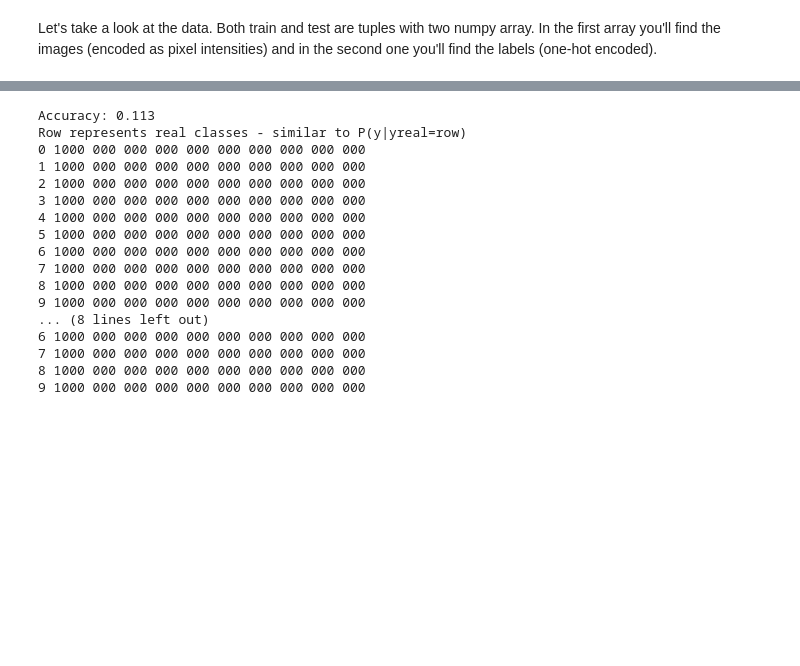
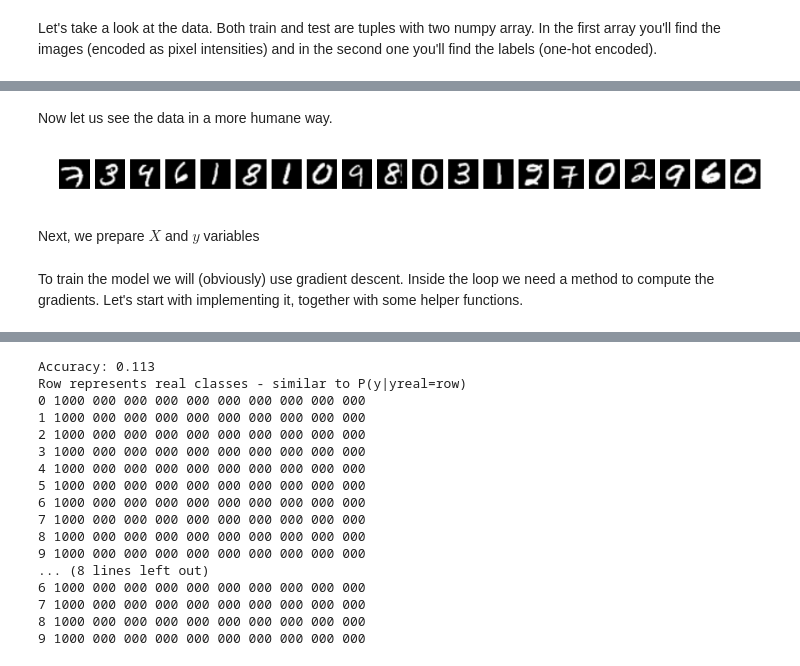
Before and after one commit to extremegf/ddn-zajecia, a Jupyter notebook: Exercise 5.ipynb, the cells around one changed output, grey strips where cells are left out. Saved outputs shown, nothing was run; the diff lists cells and outputs as text; code cells hidden in the pictures; blank space fills up the shorter version.

```diff
--- a/Exercise 5.ipynb
+++ b/Exercise 5.ipynb
@@ -62,9 +78,26 @@ Let's take a look at the data. Both train and test are tuples with two numpy arr
+# %% [markdown]
+Now let us see the data in a more humane way.
+# %%
+num_samples = 20
+samples = range(num_samples)
+fig, subplots = plt.subplots(1, num_samples)
+fig.set_size_inches(15, 15)
+
+for i, s in enumerate(subplots.flatten()):
+    s.imshow(np.reshape(train[0][i, :], [28, 28]), cmap='gray')
+    s.axis('off')
+# %% [output]
+[figure, added]
+# %% [markdown]
+Next, we prepare $X$ and $y$ variables
 # %%
 X = train[0]
 y = train[1]
 
 X_test = test[0]
 y_test = test[1]
+# %% [markdown]
+To train the model we will (obviously) use gradient descent. Inside the loop we need a method to compute the gradients. Let's start with implementing it, together with some helper functions.
 # %%
 # We will store the weights in a D x c matrix, where D is the number of features, and c is the number of classes
 #weights = (...) # TODO: Fill in, be sure to have the right shape!
```
Also changed, not shown: parts of 8 cells of this notebook, 4 other files.
